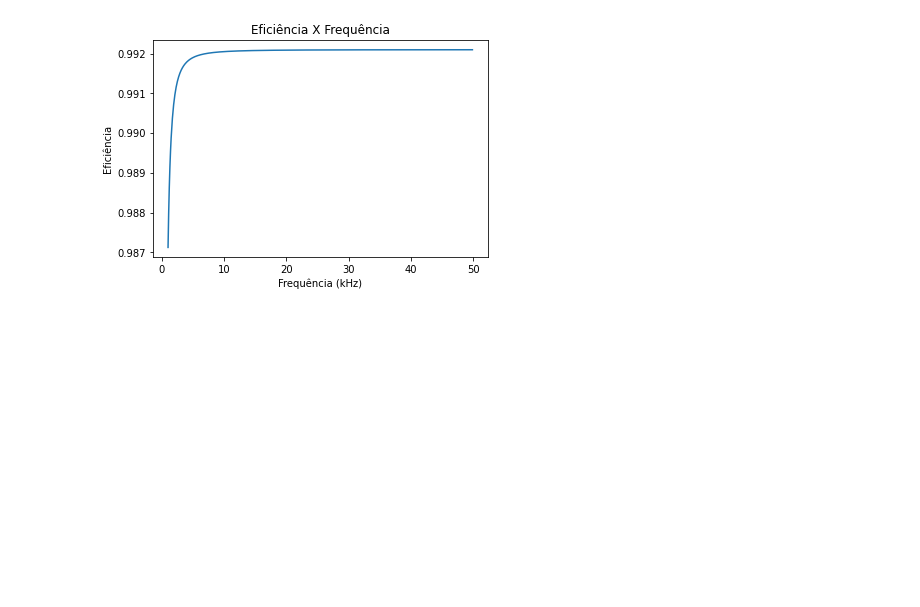
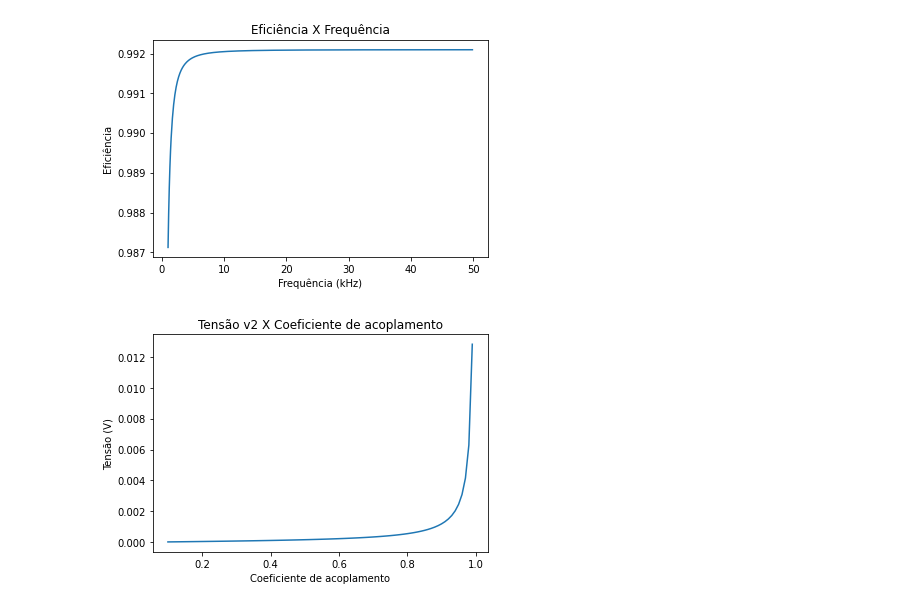
Before and after one commit to pedrocivita/roger4, a Jupyter notebook: grupo2_wpt.ipynb, the cells around one changed output. Cells and saved outputs as stored; diff of their text form; code cells hidden in the pictures; blank space fills up the shorter version.

```diff
--- a/grupo2_wpt.ipynb
+++ b/grupo2_wpt.ipynb
@@ -140,3 +140,22 @@ plt.show()
 [figure]
 [figure]
 [figure]
+# %%
+# Construção de um gráfico que relacione o valor de pico da tensão no secundário (no resistor 𝑅𝐶) como coeficiente de acoplamento 𝑘:
+
+k_list = np.arange(0.1, 1, 0.01)
+v2_list = []
+
+for i in range(len(k_list)):
+    k = k_list[i]
+    m = k*l
+    _,_, v2 = CalcularTransformadorProjeto(v1, rc, r, l, m, c, freqRes)
+    v2_list.append(v2)
+
+plt.plot(k_list, v2_list)
+plt.title("Tensão v2 X Coeficiente de acoplamento")
+plt.xlabel("Coeficiente de acoplamento")
+plt.ylabel("Tensão (V)")
+plt.show()
+# %% [output]
+[figure, added]
```
Also changed, not shown: parts of 3 cells of this notebook.
